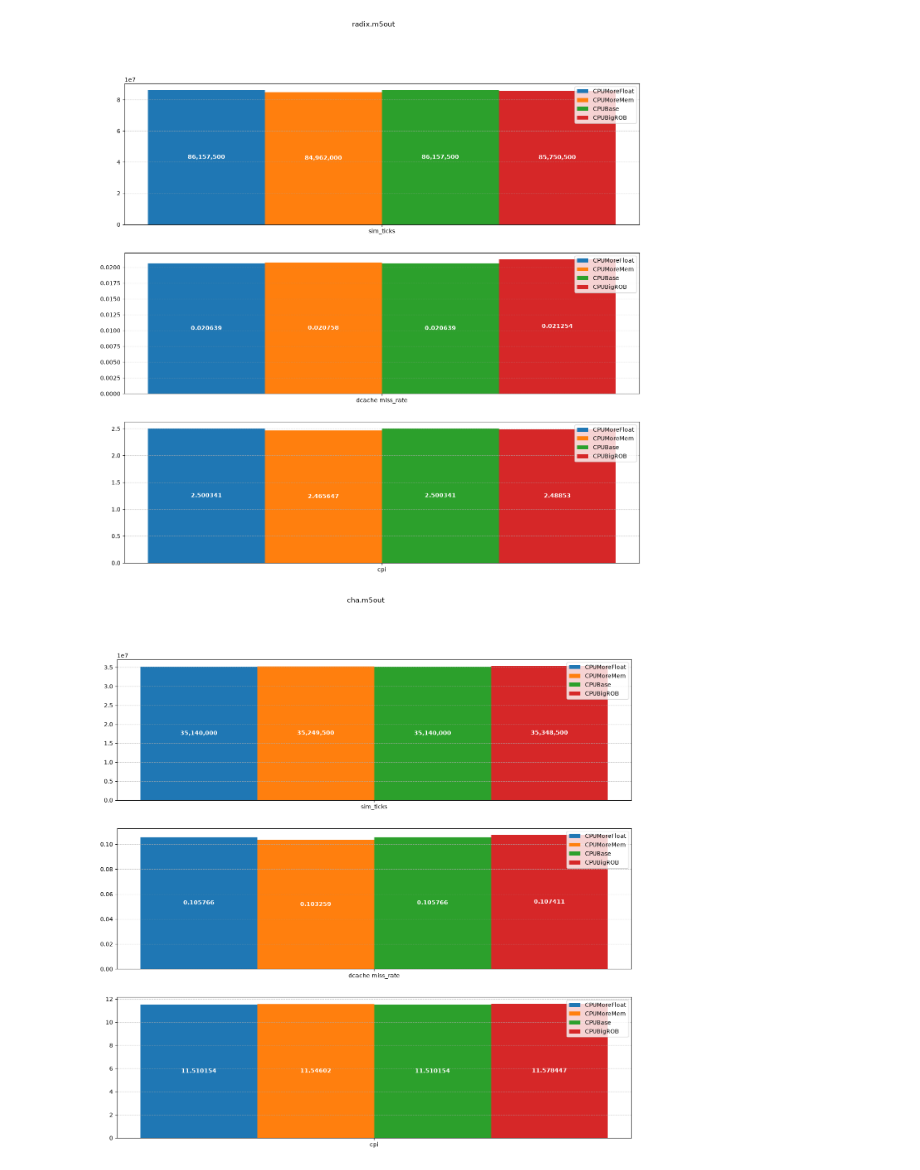
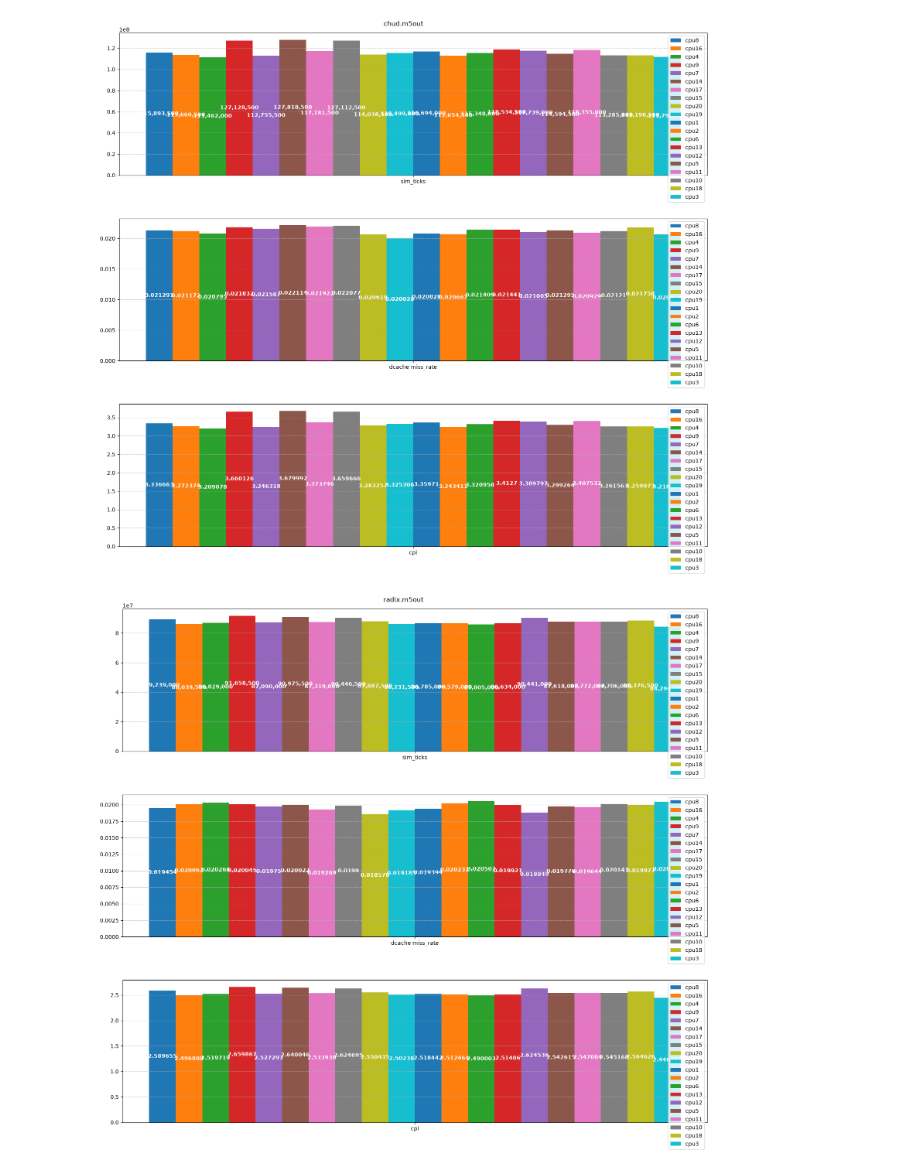
Before and after one commit to Jubarte27/organizacao-gem5, a Jupyter notebook: view_stats.ipynb, the cells around one changed output. Drawn from its saved outputs; the diff is of its cells as text; code cells hidden in the pictures.

```diff
--- a/view_stats.ipynb
+++ b/view_stats.ipynb
@@ -136,7 +136,7 @@ def plot_algorithm_comparison(metrics_to_plot: list[list[Metric]], algorithms: l
             ax.set_yscale('log')
             ax.set_ylabel('Value (Log Scale)')
 
-    # plt.tight_layout()
+    plt.tight_layout()
     plt.show()
 A = AlgorithmResult
 M = Metric
@@ -144,7 +144,7 @@ M = Metric
 from pathlib import Path
 
 # Define the target directory path
-target_dir = Path(".run/")
+target_dir = Path("test_best_config/cpus/run")
 
 def newest_run_dir(chud=False, cha=False, radix=False):
     def meets_requirements(d: Path):
@@ -168,36 +168,40 @@ def newest_m5out(who: str) -> Path:
 def subdirs(dir: Path):
     return (d for d in dir.iterdir() if d.is_dir())
 
-def get_last_run() -> Run:
-    run_dir = max(subdirs(target_dir), key=lambda d: d.stat().st_mtime)
+def get_run(run_dir: Path) -> Run:
     return Run(run_dir, [
         CPUResults(cpu_dir.name, cpu_dir, [
             AlgorithmResult(algo.name, algo, parse_gem5_stats_to_dataframe(algo.joinpath("stats.txt").as_posix())
-            ) for algo in subdirs(cpu_dir)
-        ]) for cpu_dir in subdirs(run_dir) if cpu_dir.name.startswith("CPU")
+            ) for algo in subdirs(cpu_dir) if "orgb_configs" not in algo.name
+        ]) for cpu_dir in subdirs(run_dir) if cpu_dir.name.lower().startswith("cpu")
     ])
+def get_last_run() -> Run:
+    run_dir = max(subdirs(target_dir), key=lambda d: d.stat().st_mtime)
+    return get_run(run_dir)
 
-run = get_last_run()
+
+run = get_run(target_dir)
 # %%
 metrics_to_plot = [
     # [M('system.cpu.commit.fp_insts', 'float inst')],
     # [M('system.cpu.commit.int_insts', 'int inst')],
     [M('sim_ticks', 'sim_ticks')],
     [M('system.cpu.dcache.overall_miss_rate::total', 'dcache miss_rate')],
     # [M('system.l2cache.overall_miss_rate::total', 'l2 miss_rate')],
     # [M('system.cpu.ipc', 'ipc')],
     [M('system.cpu.cpi', 'cpi')],
 ]
 
 # for cpu_result in run.cpus:
 #     plot_algorithm_comparison(metrics_to_plot, cpu_result.results, name=cpu_result.name)
 
 unique_algorithms = {algo.name for cpu_result in run.cpus for algo in cpu_result.results}
 per_algorithm = {algo_name: [AlgorithmResult(cpu.name, algo.dir, algo.df) for cpu in run.cpus for algo in cpu.results if algo.name == algo_name] for algo_name in unique_algorithms}
 
 
 for name, results in per_algorithm.items():
     plot_algorithm_comparison(metrics_to_plot, results, name=name)
+run
 # %% [output]
-[figure, old version]
+[figure, new version]
-[figure, old version]
+[figure, new version]
```
Also changed, not shown: parts of 1 cell of this notebook, 5 other files.
